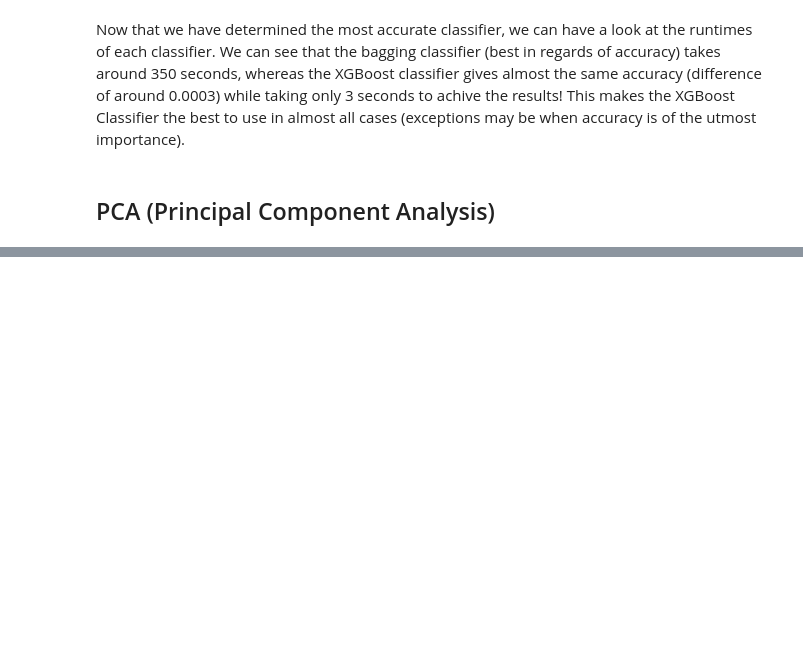
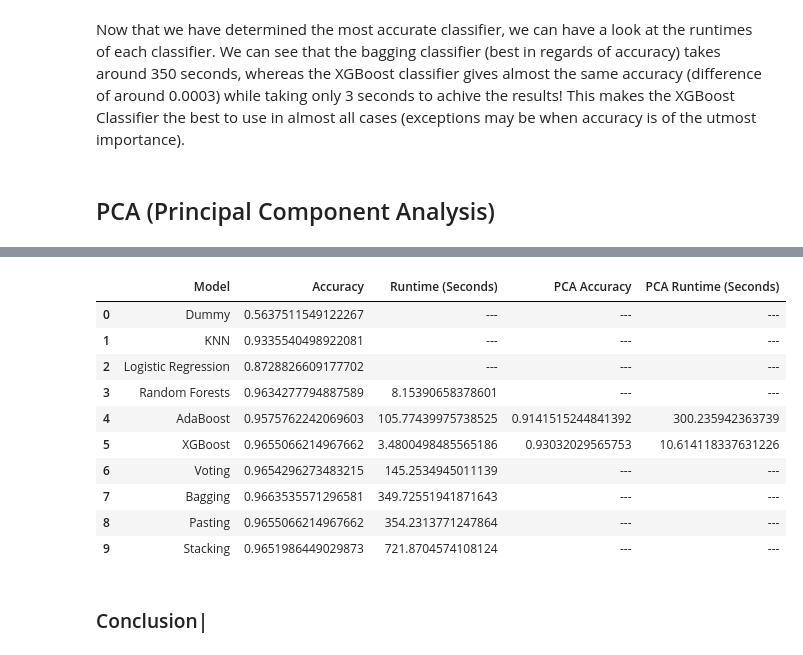
Before and after one commit to appeldaniel1998/Data-Visualization-Final-Project, a Jupyter notebook: Airline Satisfaction - Classification.ipynb, the cells around one changed output, grey strips where cells are left out. Saved outputs shown, nothing was run; the diff lists cells and outputs as text; code cells hidden in the pictures; blank space fills up the shorter version.

Commit message:
Ignore + continued work on Airlines
Added Ignore for the Cats Vs Dogs Data (too large for GitHub). Continued work on Airlines.
TODO: Finish comments, maybe visualization, spell check

```diff
--- a/Airline Satisfaction - Classification.ipynb
+++ b/Airline Satisfaction - Classification.ipynb
@@ -763,11 +759,11 @@ plt.plot(cumsum)
 # %%
-start_timeXGBoost = time.time()
+start_timeXGBoostPCA = time.time()
 warnings.filterwarnings('ignore')
 modelXGBoost = XGBClassifier(learning_rate = 0.2, n_estimators = 200, verbosity = 0, use_label_encoder = False, n_jobs = -1)
 modelXGBoost.fit(X_train_Reduced, y_train)
-predictionsXGBoost = modelXGBoost.predict(X_test_Reduced)
-accuracyXGBoost = metrics.accuracy_score(y_test, predictionsXGBoost)
+predictionsXGBoostPCA = modelXGBoost.predict(X_test_Reduced)
+accuracyXGBoostPCA = metrics.accuracy_score(y_test, predictionsXGBoostPCA)
 print("Accuracy (XGBoost): ", accuracyXGBoost)
-timeXGBoost = time.time() - start_timeXGBoost
-print("Time taken to achive result: %s seconds" % (timeXGBoost))
+timeXGBoostPCA = time.time() - start_timeXGBoostPCA
+print("Time taken to achive result: %s seconds" % (timeXGBoostPCA))
 # %% [output]
@@ -776,12 +772,12 @@ Time taken to achive result: 10.321388959884644 seconds
 # %%
-start_timeAdaBoost = time.time()
+start_timeAdaBoostPCA = time.time()
 modelDecTree = DecisionTreeClassifier(random_state=0, max_depth=2)
 modelAdaBoost = AdaBoostClassifier(modelDecTree, n_estimators = 1000, random_state = 0, learning_rate = 1)
 modelAdaBoost.fit(X_train_Reduced, y_train)
-predictionsAdaBoost = modelAdaBoost.predict(X_test_Reduced)
-accuracyAdaBoost = metrics.accuracy_score(y_test, predictionsAdaBoost)
-print("Accuracy (AdaBoost): ", accuracyAdaBoost)
-timeAdaBoost = time.time() - start_timeAdaBoost
-print("Time taken to achive result: %s seconds" % (timeAdaBoost))
+predictionsAdaBoostPCA = modelAdaBoost.predict(X_test_Reduced)
+accuracyAdaBoostPCA = metrics.accuracy_score(y_test, predictionsAdaBoostPCA)
+print("Accuracy (AdaBoost): ", accuracyAdaBoostPCA)
+timeAdaBoostPCA = time.time() - start_timeAdaBoostPCA
+print("Time taken to achive result: %s seconds" % (timeAdaBoostPCA))
 # %% [output]
 Accuracy (AdaBoost):  0.9141515244841392
@@ -874,0 +790,28 @@ print("Time taken to achive result: %s seconds" % (timeStacking))
+# %%
+results = pd.DataFrame(np.array([['Dummy', accuracyDummy, '---', '---', '---'],
+                            ['KNN', accuracyKNN, '---', '---', '---'],
+                            ['Logistic Regression', accuracyLogReg, '---', '---', '---'],
+                            ['Random Forests', accuracyRandForests, timeRandForests, '---', '---'],
+                            ['AdaBoost', accuracyAdaBoost, timeAdaBoost, accuracyAdaBoostPCA, timeAdaBoostPCA],
+                            ['XGBoost', accuracyXGBoost, timeXGBoost, accuracyXGBoostPCA, timeXGBoostPCA],
+                            ['Voting', accuracyVoting, timeVoting, '---', '---'],
+                            ['Bagging', accuracyBagging, timeBagging, '---', '---'],
+                            ['Pasting', accuracyPasting, timePasting, '---', '---'],
+                            ['Stacking', accuracyStacking, timeStacking, '---', '---']]),
+                  columns=['Model', 'Accuracy', 'Runtime (Seconds)', 'PCA Accuracy', 'PCA Runtime (Seconds)'])
+resultsView = results.style.set_properties(**{'text-align': 'left'})
+resultsView
+# %% [output]
+|  | Model | Accuracy | Runtime (Seconds) | PCA Accuracy | PCA Runtime (Seconds) |
+| 0 | Dummy | 0.5637511549122267 | --- | --- | --- |
+| 1 | KNN | 0.9335540498922081 | --- | --- | --- |
+| 2 | Logistic Regression | 0.8728826609177702 | --- | --- | --- |
+| 3 | Random Forests | 0.9634277794887589 | 8.15390658378601 | --- | --- |
+| 4 | AdaBoost | 0.9575762242069603 | 105.77439975738525 | 0.9141515244841392 | 300.235942363739 |
+| 5 | XGBoost | 0.9655066214967662 | 3.4800498485565186 | 0.93032029565753 | 10.614118337631226 |
+| 6 | Voting | 0.9654296273483215 | 145.2534945011139 | --- | --- |
+| 7 | Bagging | 0.9663535571296581 | 349.72551941871643 | --- | --- |
+| 8 | Pasting | 0.9655066214967662 | 354.2313771247864 | --- | --- |
+| 9 | Stacking | 0.9651986449029873 | 721.8704574108124 | --- | --- |
+# %% [markdown]
+### Conclusion|
```
Also changed, not shown: parts of 24 cells of this notebook, 1 other file.
